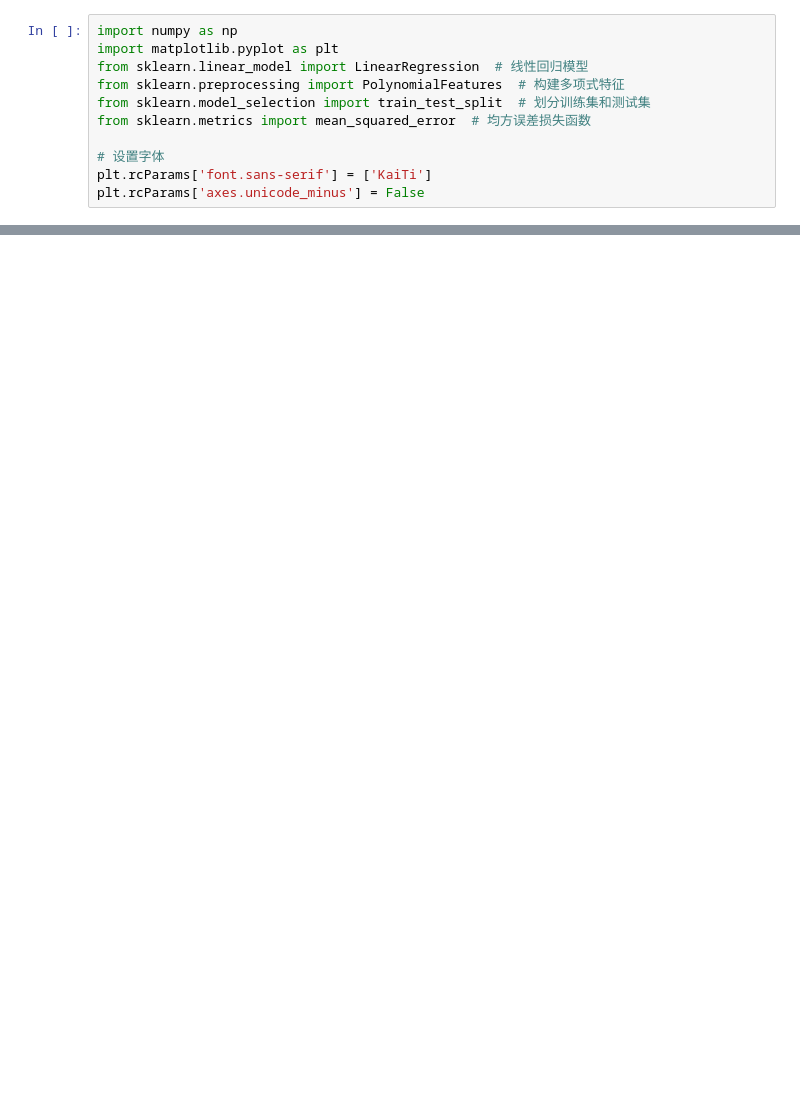
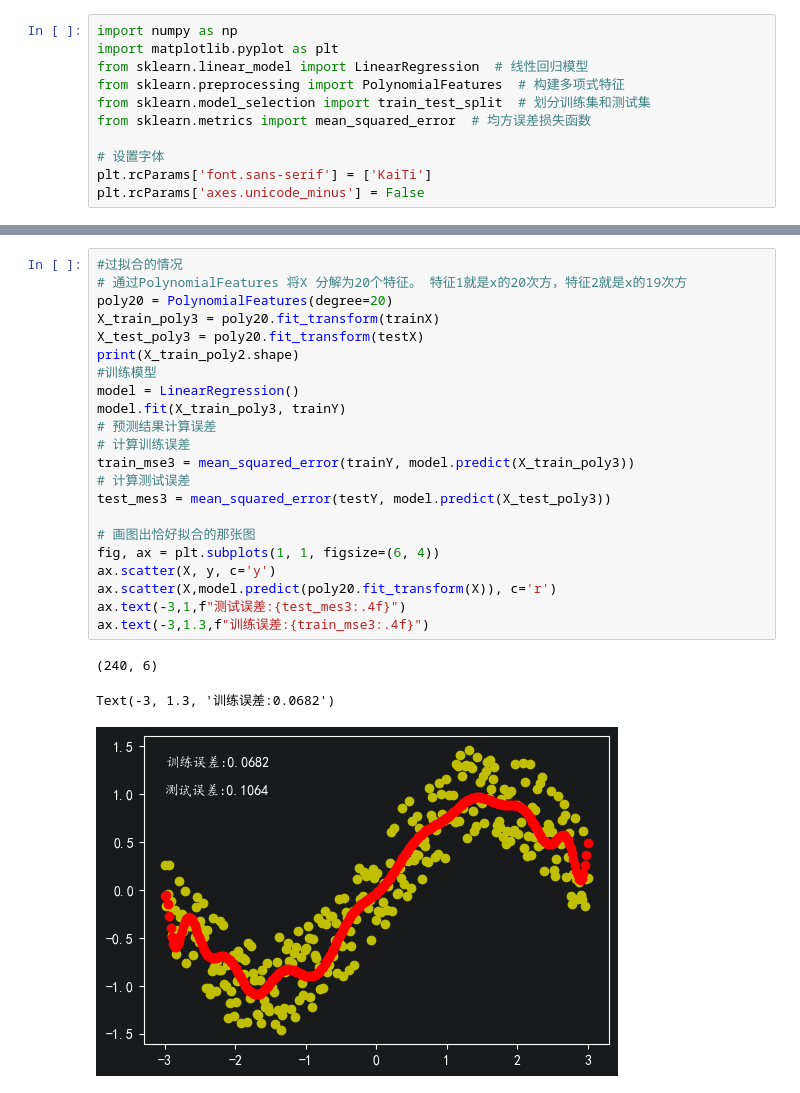
Before and after one commit to 0000005/ML_Playground, a Jupyter notebook: ch02_base/1_fitting_test.ipynb, the cells around one changed output, grey strips where cells are left out. Cells and saved outputs as stored; diff of their text form; blank space fills up the shorter version.

```diff
--- a/ch02_base/1_fitting_test.ipynb
+++ b/ch02_base/1_fitting_test.ipynb
@@ -52,0 +75,26 @@ Text(-3, 1.3, '训练误差：0.2518')
+# %%
+#过拟合的情况
+# 通过PolynomialFeatures 将X 分解为20个特征。 特征1就是x的20次方，特征2就是x的19次方
+poly20 = PolynomialFeatures(degree=20)
+X_train_poly3 = poly20.fit_transform(trainX)
+X_test_poly3 = poly20.fit_transform(testX)
+print(X_train_poly2.shape)
+#训练模型
+model = LinearRegression()
+model.fit(X_train_poly3, trainY)
+# 预测结果计算误差
+# 计算训练误差
+train_mse3 = mean_squared_error(trainY, model.predict(X_train_poly3))
+# 计算测试误差
+test_mes3 = mean_squared_error(testY, model.predict(X_test_poly3))
+
+# 画图出恰好拟合的那张图
+fig, ax = plt.subplots(1, 1, figsize=(6, 4))
+ax.scatter(X, y, c='y')
+ax.scatter(X,model.predict(poly20.fit_transform(X)), c='r')
+ax.text(-3,1,f"测试误差:{test_mes3:.4f}")
+ax.text(-3,1.3,f"训练误差:{train_mse3:.4f}")
+# %% [output]
+(240, 6)
+Text(-3, 1.3, '训练误差:0.0682')
+[figure, added]
```
Also changed, not shown: parts of 4 cells of this notebook.
